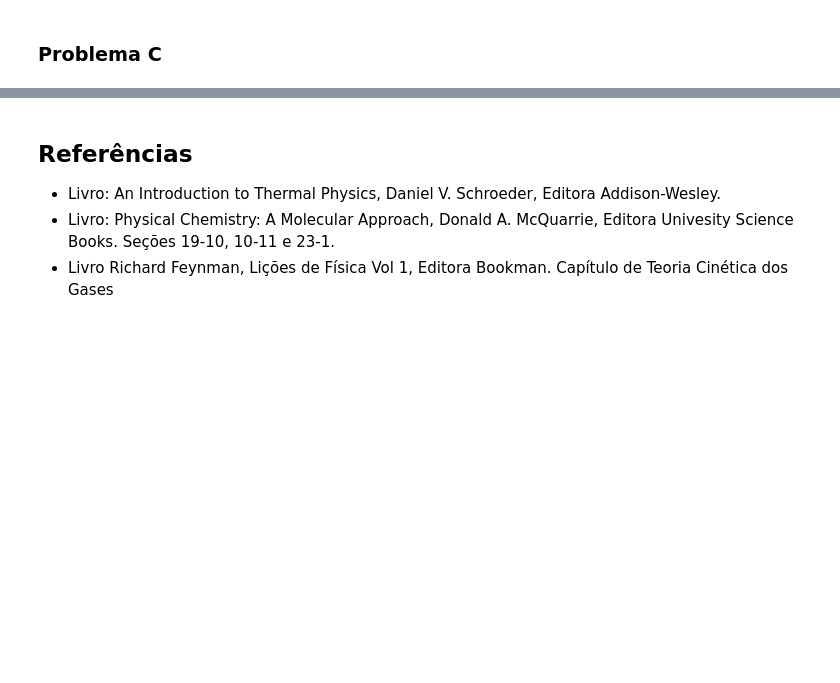
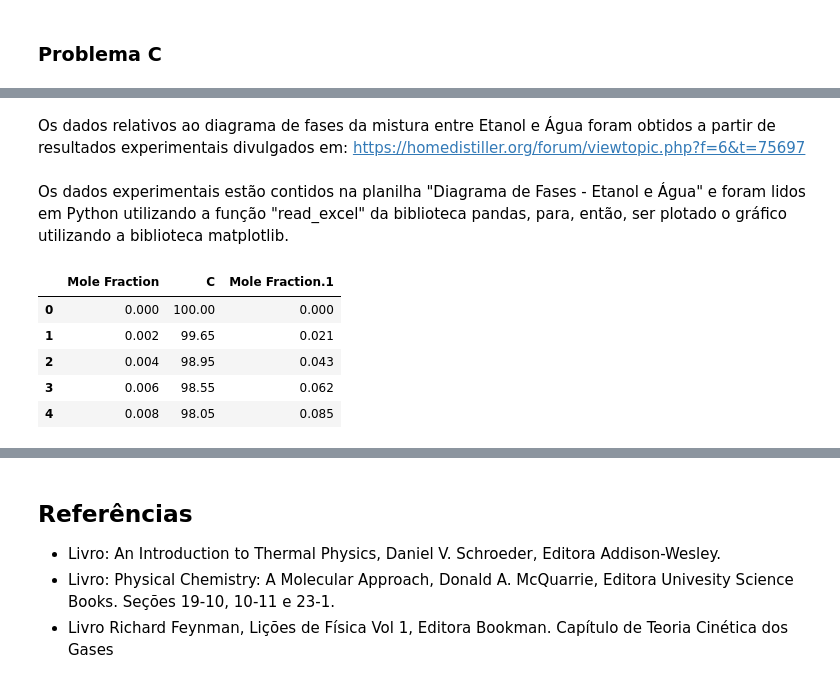
Before and after one commit to benetao/Termodinamica_Avancada, a Jupyter notebook: Desafio 1/Desafio_1_Termodinamica.ipynb, the cells around one changed output, grey strips where cells are left out. Cells and saved outputs as stored; diff of their text form; code cells hidden in the pictures; blank space fills up the shorter version.

```diff
--- a/Desafio 1/Desafio_1_Termodinamica.ipynb
+++ b/Desafio 1/Desafio_1_Termodinamica.ipynb
@@ -33,0 +41,25 @@ O primeiro desafio para solução do problema principal da disciplina envolve:
+# %% [markdown]
+Os dados relativos ao diagrama de fases da mistura entre Etanol e Água foram obtidos a partir de resultados experimentais divulgados em: https://homedistiller.org/forum/viewtopic.php?f=6&t=75697
+# %% [markdown]
+Os dados experimentais estão contidos na planilha "Diagrama de Fases - Etanol e Água" e foram lidos em Python utilizando a função "read_excel" da biblioteca pandas, para, então, ser plotado o gráfico utilizando a biblioteca matplotlib.
+# %%
+ARQUIVO_EXCEL = "Diagrama de Fases - Etanol e Água.xlsx"
+NOME_DA_PLANILHA_O = "Sheet1"
+LINHA_CABECALHO = 1  # considerando que a 1a linha é a número 0
+COLUNAS_CONTENDO_OS_DADOS = [1, 4, 7] # considerando que a 1a coluna é a número 0
+
+df_et_h2o = pd.read_excel(
+    ARQUIVO_EXCEL,
+    sheet_name=NOME_DA_PLANILHA_O,
+    header=LINHA_CABECALHO,
+    usecols=COLUNAS_CONTENDO_OS_DADOS,
+)
+
+df_et_h2o.head()
+# %% [output]
+|  | Mole Fraction | C | Mole Fraction.1 |
+| 0 | 0.000 | 100.00 | 0.000 |
+| 1 | 0.002 | 99.65 | 0.021 |
+| 2 | 0.004 | 98.95 | 0.043 |
+| 3 | 0.006 | 98.55 | 0.062 |
+| 4 | 0.008 | 98.05 | 0.085 |
```
Also changed, not shown: parts of 9 cells of this notebook, 3 other files.
